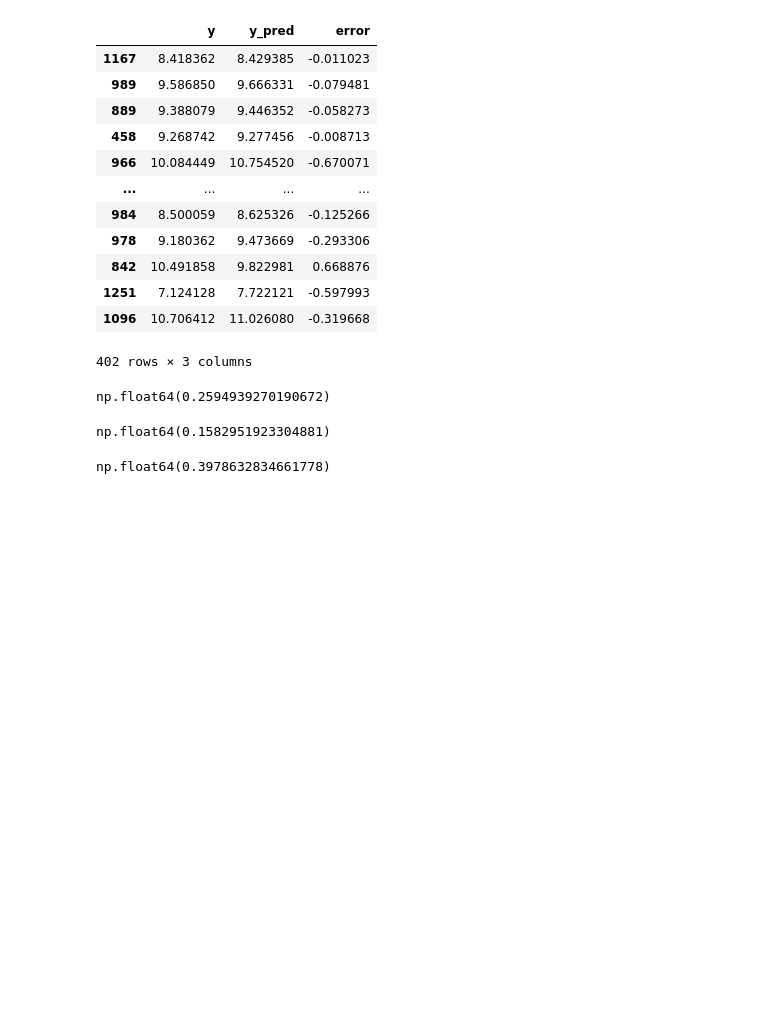
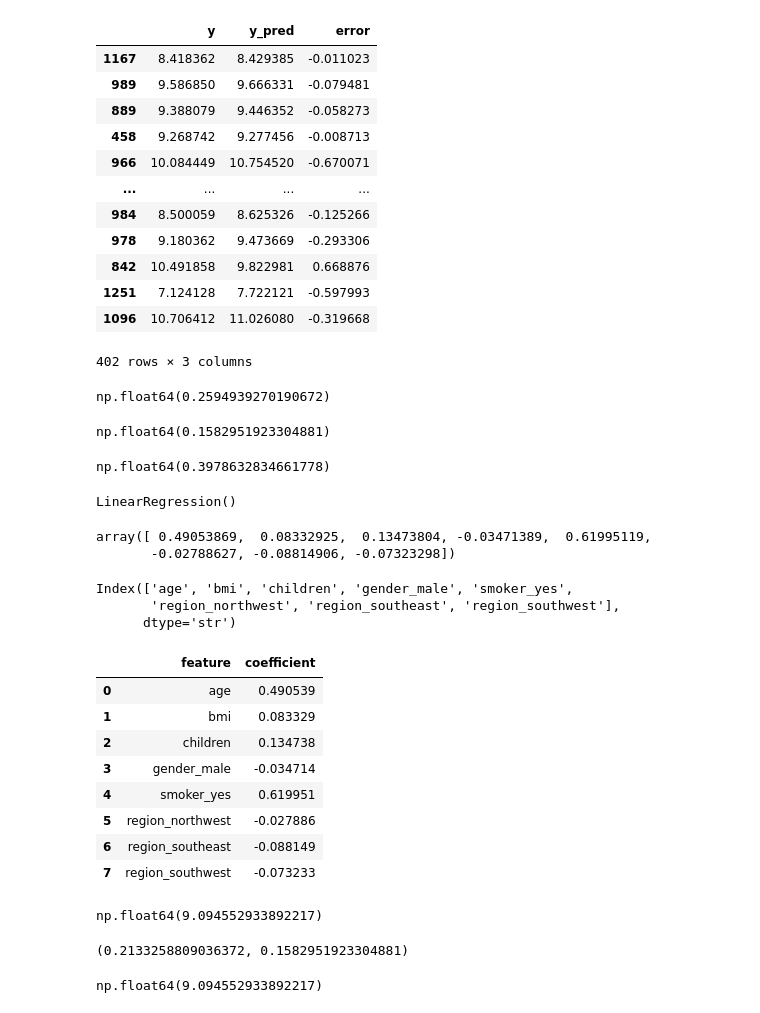
Before and after one commit to aioskill/genai2026, a Jupyter notebook: notebooks/demos20261026/Regression.ipynb, the cells around one changed output. Cells and saved outputs as stored; diff of their text form; code cells hidden in the pictures; blank space fills up the shorter version.

```diff
--- a/notebooks/demos20261026/Regression.ipynb
+++ b/notebooks/demos20261026/Regression.ipynb
@@ -303,3 +303,34 @@ np.float64(0.1582951923304881)
 np.mean(a['error'] ** 2) ** 0.5 # root mean squared error
 # %% [output]
 np.float64(0.3978632834661778)
+# %%
+est
+# %% [output]
+LinearRegression()
+# %%
+est.coef_
+# %% [output]
+array([ 0.49053869,  0.08332925,  0.13473804, -0.03471389,  0.61995119,
+       -0.02788627, -0.08814906, -0.07323298])
+# %%
+X_train.columns
+# %% [output]
+Index(['age', 'bmi', 'children', 'gender_male', 'smoker_yes',
+       'region_northwest', 'region_southeast', 'region_southwest'],
+      dtype='str')
+# %%
+pd.DataFrame({'feature': X_train.columns, "coefficient": est.coef_})
+# %% [output]
+|  | feature | coefficient |
+| 0 | age | 0.490539 |
+| 1 | bmi | 0.083329 |
+| 2 | children | 0.134738 |
+| 3 | gender_male | -0.034714 |
+| 4 | smoker_yes | 0.619951 |
+| 5 | region_northwest | -0.027886 |
+| 6 | region_southeast | -0.088149 |
+| 7 | region_southwest | -0.073233 |
+# %%
+est.intercept_
+# %% [output]
+np.float64(9.094552933892217)
@@ -305,0 +342,9 @@ np.float64(0.3978632834661778)
+# %%
+metrics.mean_squared_error(y_train, y_train_pred), metrics.mean_squared_error(y_test, y_test_pred)
+# %% [output]
+(0.2133258809036372, 0.1582951923304881)
+# %%
+y_train_baseline = y_train.mean()
+y_train_baseline
+# %% [output]
+np.float64(9.094552933892217)
```
Also changed, not shown: parts of 12 cells of this notebook.
